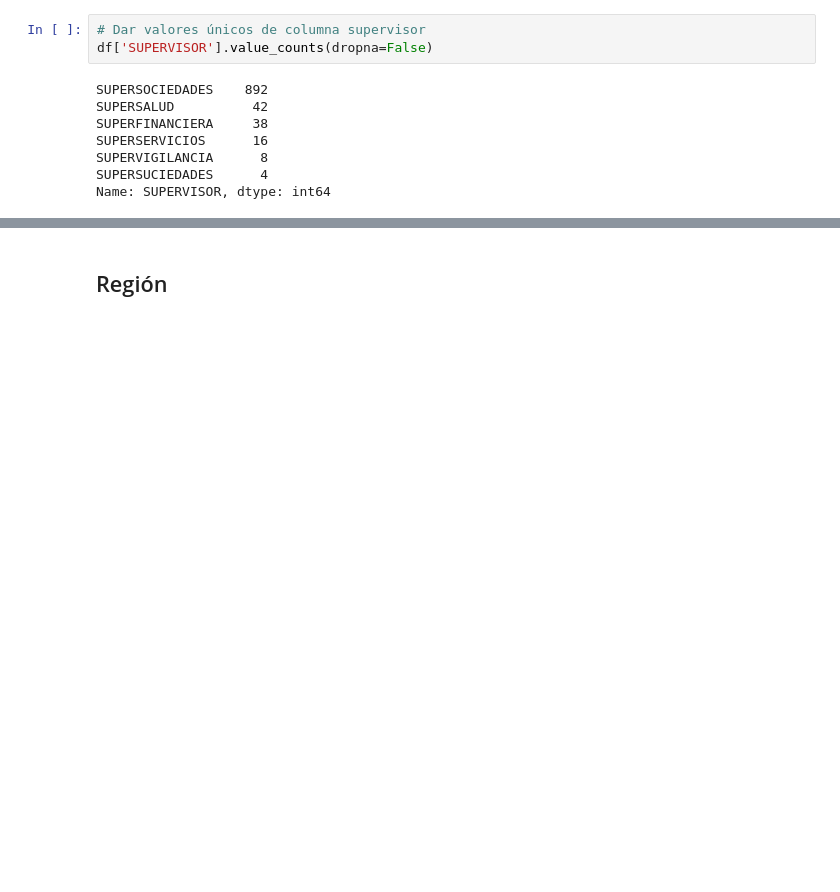
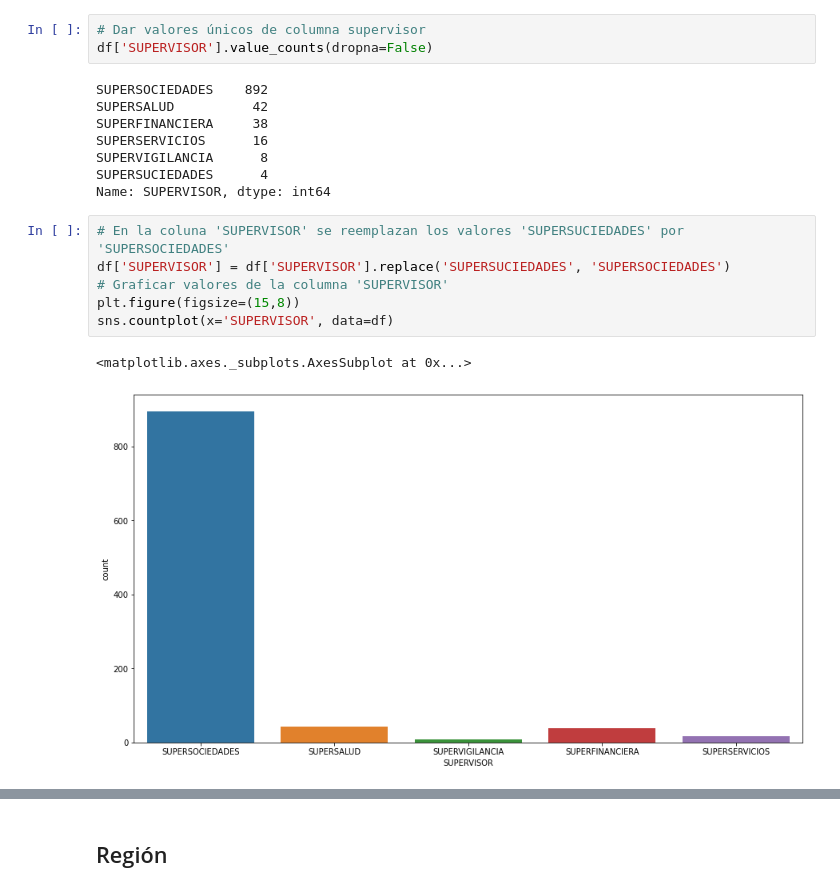
Before and after one commit to JESUSDAVIDBARRIOS/repo_labs_BI, a Jupyter notebook: lab2/entendimiento_limpieza.ipynb, the cells around one changed output, grey strips where cells are left out. Drawn from its saved outputs; the diff is of its cells as text; blank space fills up the shorter version.

```diff
--- a/lab2/entendimiento_limpieza.ipynb
+++ b/lab2/entendimiento_limpieza.ipynb
@@ -146,4 +146,13 @@ SUPERSERVICIOS      16
 SUPERVIGILANCIA      8
 SUPERSUCIEDADES      4
 Name: SUPERVISOR, dtype: int64
+# %%
+# En la coluna 'SUPERVISOR' se reemplazan los valores 'SUPERSUCIEDADES' por 'SUPERSOCIEDADES'
+df['SUPERVISOR'] = df['SUPERVISOR'].replace('SUPERSUCIEDADES', 'SUPERSOCIEDADES')
+# Graficar valores de la columna 'SUPERVISOR'
+plt.figure(figsize=(15,8))
+sns.countplot(x='SUPERVISOR', data=df)
+# %% [output]
+<matplotlib.axes._subplots.AxesSubplot at 0x...>
+[figure, added]
 # %%
```
Also changed, not shown: parts of 34 cells of this notebook, 1 other file.
